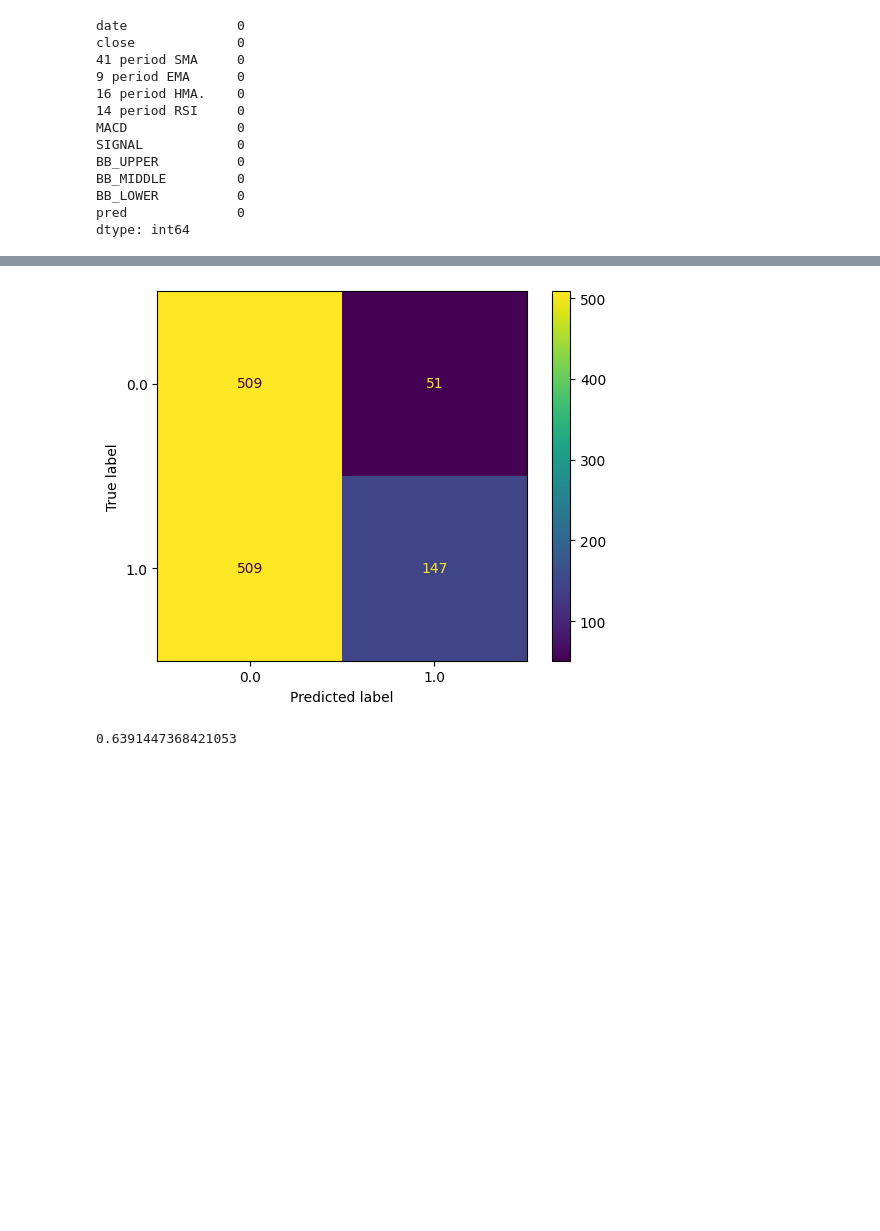
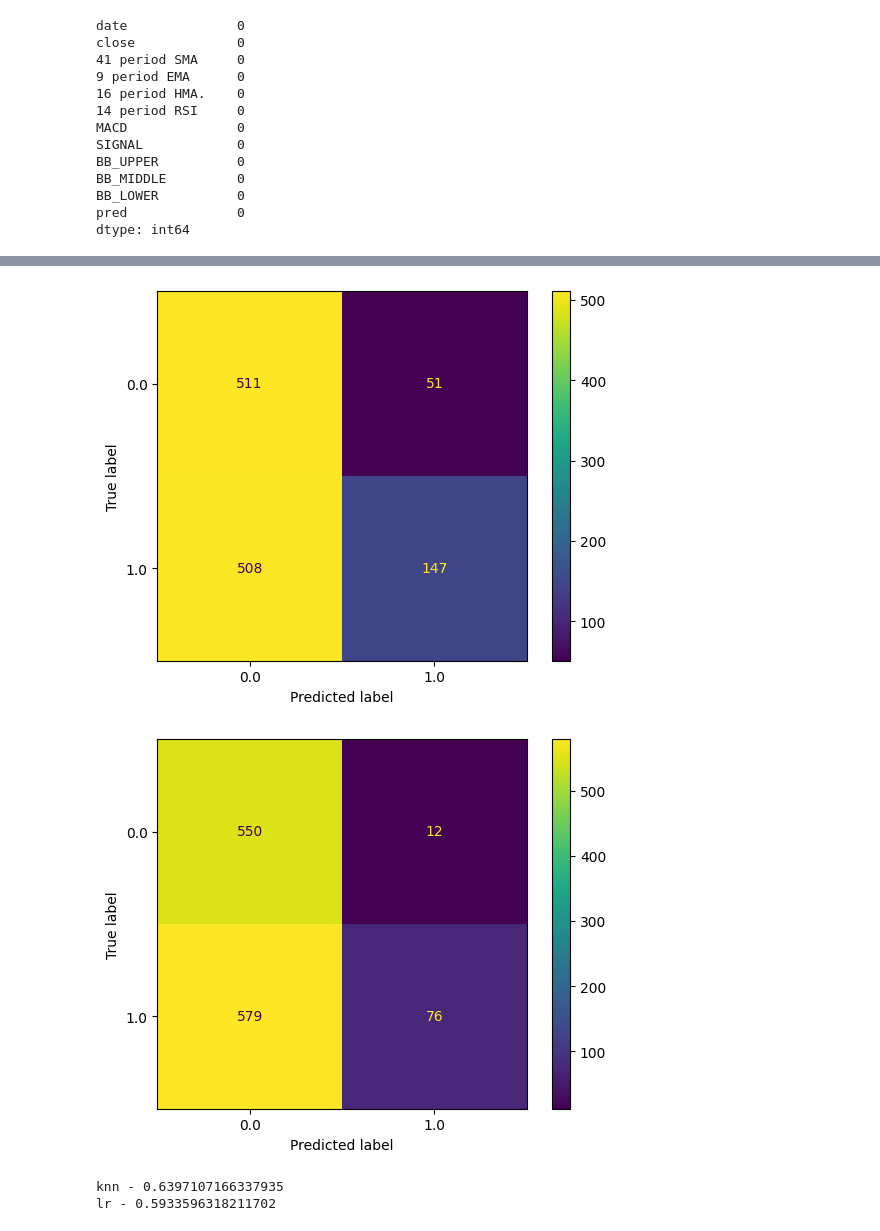
Before and after one commit to hristo-darlyanov/CryptoTradingMLPredictor, a Jupyter notebook: prediction.ipynb, the cells around one changed output, grey strips where cells are left out. Saved outputs shown, nothing was run; the diff lists cells and outputs as text; code cells hidden in the pictures; blank space fills up the shorter version.

Commit message:
Added GridSearchCV to Logistic Regression

```diff
--- a/prediction.ipynb
+++ b/prediction.ipynb
@@ -135,5 +135,6 @@ X_train.shape
 # %%
 knn = trained_KNN(X_train, X_test, Y_train, Y_test)
+lr = trained_LogisticRegression(X_train, X_test, Y_train, Y_test)
 # %% [output]
 {'n_neighbors': 23}
               precision    recall  f1-score   support
@@ -147,5 +158,8 @@ weighted avg       0.63      0.54      0.48      1216
 [figure]
+[figure, added]
 # %%
-metrics.accuracy_score(df['pred'], knn.predict(features))
+print('knn -', metrics.accuracy_score(df['pred'], knn.predict(features)))
+print('lr -', metrics.accuracy_score(df['pred'], lr.predict(features)))
 # %% [output]
-0.6391447368421053
+knn - 0.6397107166337935
+lr - 0.5933596318211702
```
Also changed, not shown: parts of 6 cells of this notebook, 1 other file.
